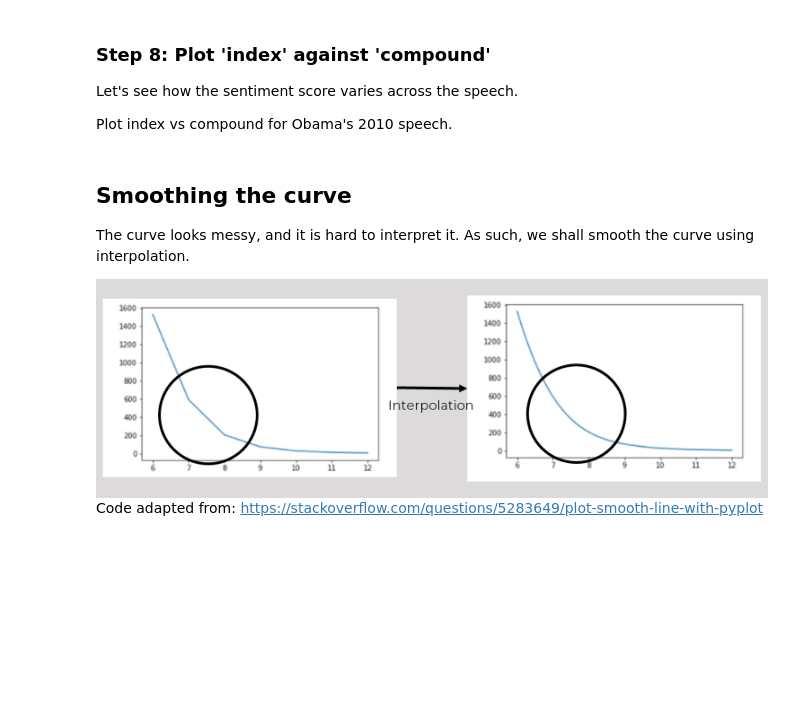
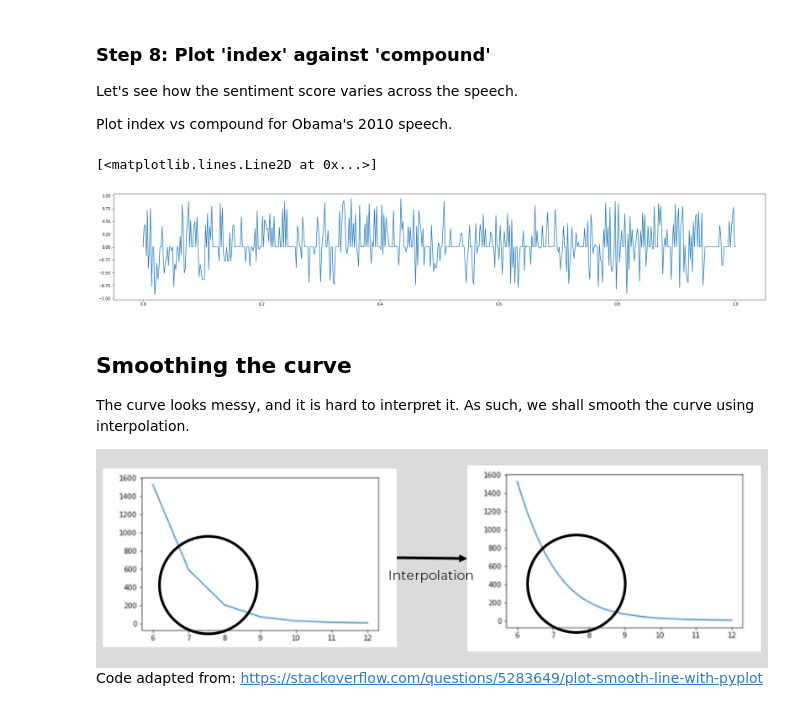
Before and after one commit to daanishrasheed/US-Speech-Analysis, a Jupyter notebook: Project US Speech Analysis (Part V).ipynb, the cells around one changed output. Cells and saved outputs as stored; diff of their text form; code cells hidden in the pictures; blank space fills up the shorter version.

Commit message:
Visualized the compound scores of sentences of first speech

```diff
--- a/Project US Speech Analysis (Part V).ipynb
+++ b/Project US Speech Analysis (Part V).ipynb
@@ -236,6 +236,11 @@ Let's see how the sentiment score varies across the speech.
 Plot index vs compound for Obama's 2010 speech.
 # %%
 # Step 8: Plot index vs compound
+plt.figure(figsize=(30, 5))
+plt.plot(dl['index'], dl['compound'])
+# %% [output]
+[<matplotlib.lines.Line2D at 0x...>]
+[figure, added]
 # %% [markdown]
 ## Smoothing the curve
 The curve looks messy, and it is hard to interpret it. As such, we shall smooth the curve using interpolation.
```
Also changed, not shown: parts of 4 cells of this notebook.
